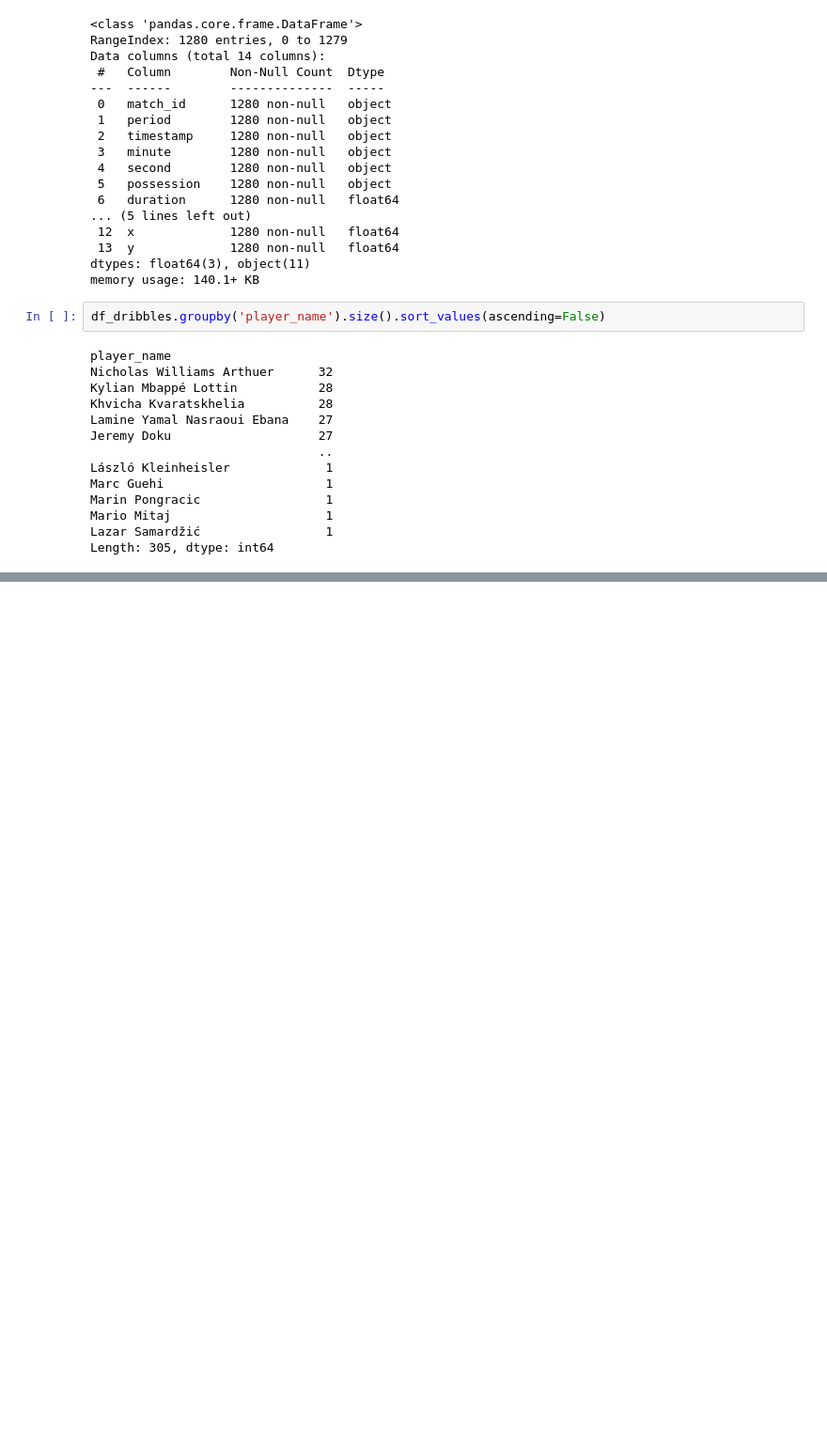
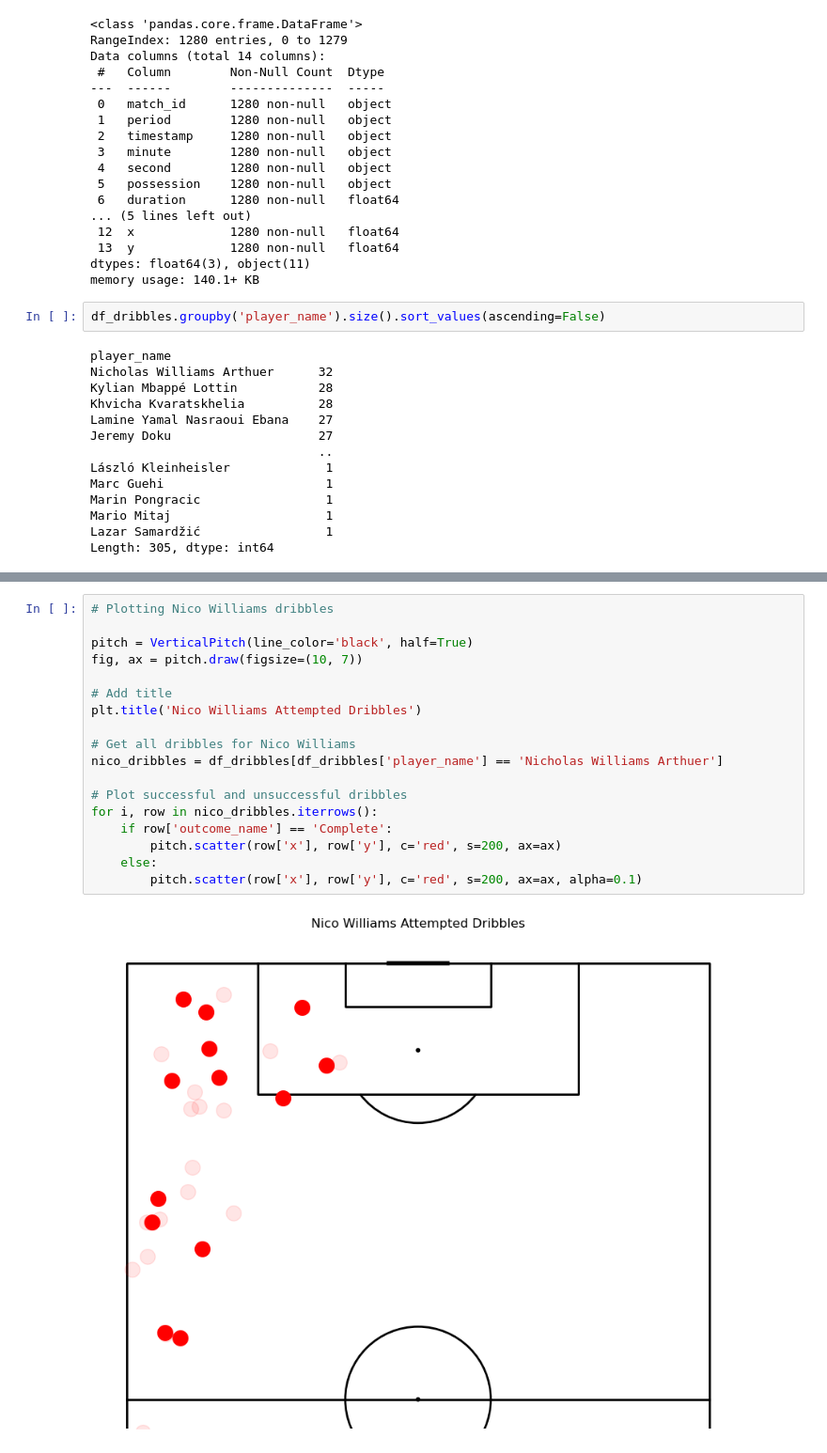
Before and after one commit to MarijnSt/soccermatics-project-1, a Jupyter notebook: nico-williams.ipynb, the cells around one changed output, grey strips where cells are left out. Shown at 94% size. Cells and saved outputs as stored; diff of their text form; blank space fills up the shorter version.

```diff
--- a/nico-williams.ipynb
+++ b/nico-williams.ipynb
@@ -130,0 +132,20 @@ Nicholas Williams Arthuer          15          17     32        Spain
+# %%
+# Plotting Nico Williams dribbles
+
+pitch = VerticalPitch(line_color='black', half=True)
+fig, ax = pitch.draw(figsize=(10, 7))
+
+# Add title
+plt.title('Nico Williams Attempted Dribbles')
+
+# Get all dribbles for Nico Williams
+nico_dribbles = df_dribbles[df_dribbles['player_name'] == 'Nicholas Williams Arthuer']
+
+# Plot successful and unsuccessful dribbles
+for i, row in nico_dribbles.iterrows():
+    if row['outcome_name'] == 'Complete':
+        pitch.scatter(row['x'], row['y'], c='red', s=200, ax=ax)
+    else:
+        pitch.scatter(row['x'], row['y'], c='red', s=200, ax=ax, alpha=0.1)
+# %% [output]
+[figure, added]
```
Also changed, not shown: parts of 1 cell of this notebook.
